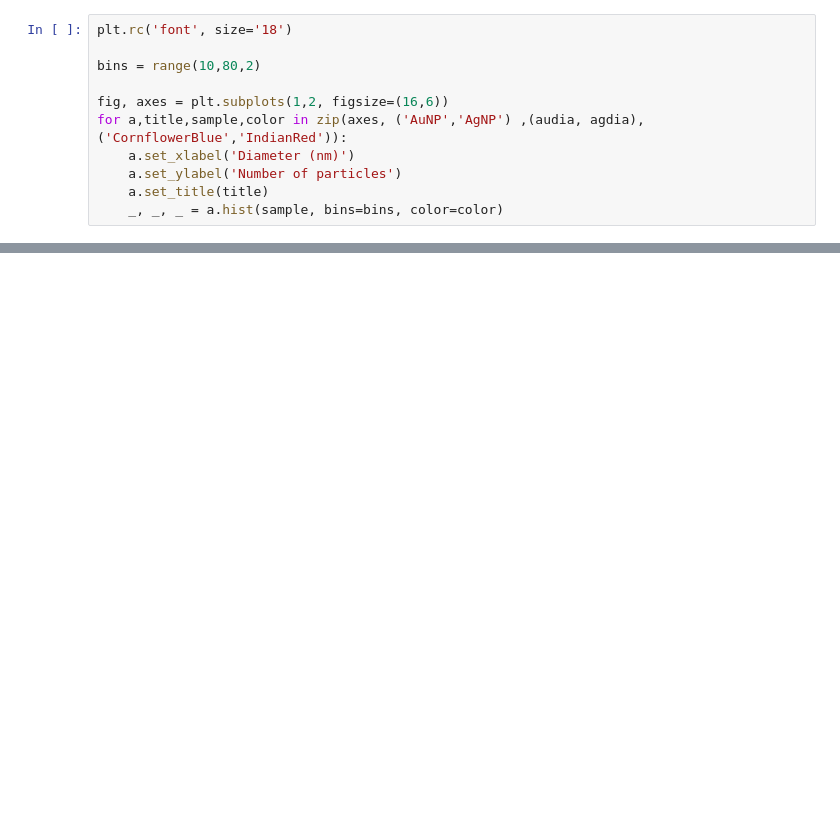
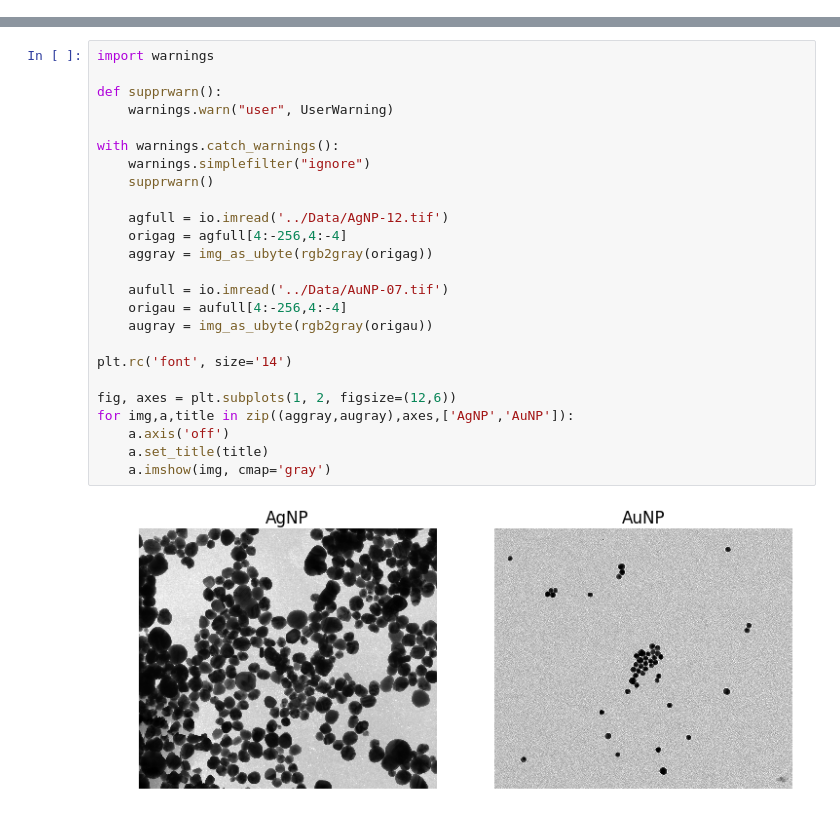
Before and after one commit to dbricare/imageanalysis, a Jupyter notebook: 2015-10 TEM Blob Detection.ipynb, the cells around one changed output, grey strips where cells are left out. Cells and saved outputs as stored; diff of their text form; blank space fills up the shorter version.

```diff
--- a/2015-10 TEM Blob Detection.ipynb
+++ b/2015-10 TEM Blob Detection.ipynb
@@ -270,11 +0,0 @@ Again note that there are likely a few false positives included these results. H
-# %%
-plt.rc('font', size='18')
-
-bins = range(10,80,2)
-
-fig, axes = plt.subplots(1,2, figsize=(16,6))
-for a,title,sample,color in zip(axes, ('AuNP','AgNP') ,(audia, agdia),('CornflowerBlue','IndianRed')):
-    a.set_xlabel('Diameter (nm)')
-    a.set_ylabel('Number of particles')
-    a.set_title(title)
-    _, _, _ = a.hist(sample, bins=bins, color=color)
@@ -295,0 +35,27 @@ dfinal
+# %%
+import warnings
+
+def supprwarn():
+    warnings.warn("user", UserWarning)
+
+with warnings.catch_warnings():
+    warnings.simplefilter("ignore")
+    supprwarn()
+
+    agfull = io.imread('../Data/AgNP-12.tif')
+    origag = agfull[4:-256,4:-4]
+    aggray = img_as_ubyte(rgb2gray(origag))
+
+    aufull = io.imread('../Data/AuNP-07.tif')
+    origau = aufull[4:-256,4:-4]
+    augray = img_as_ubyte(rgb2gray(origau))
+
+plt.rc('font', size='14')
+
+fig, axes = plt.subplots(1, 2, figsize=(12,6))
+for img,a,title in zip((aggray,augray),axes,['AgNP','AuNP']):
+    a.axis('off')
+    a.set_title(title)
+    a.imshow(img, cmap='gray')
+# %% [output]
+[figure, added]
```
Also changed, not shown: parts of 40 cells of this notebook.
